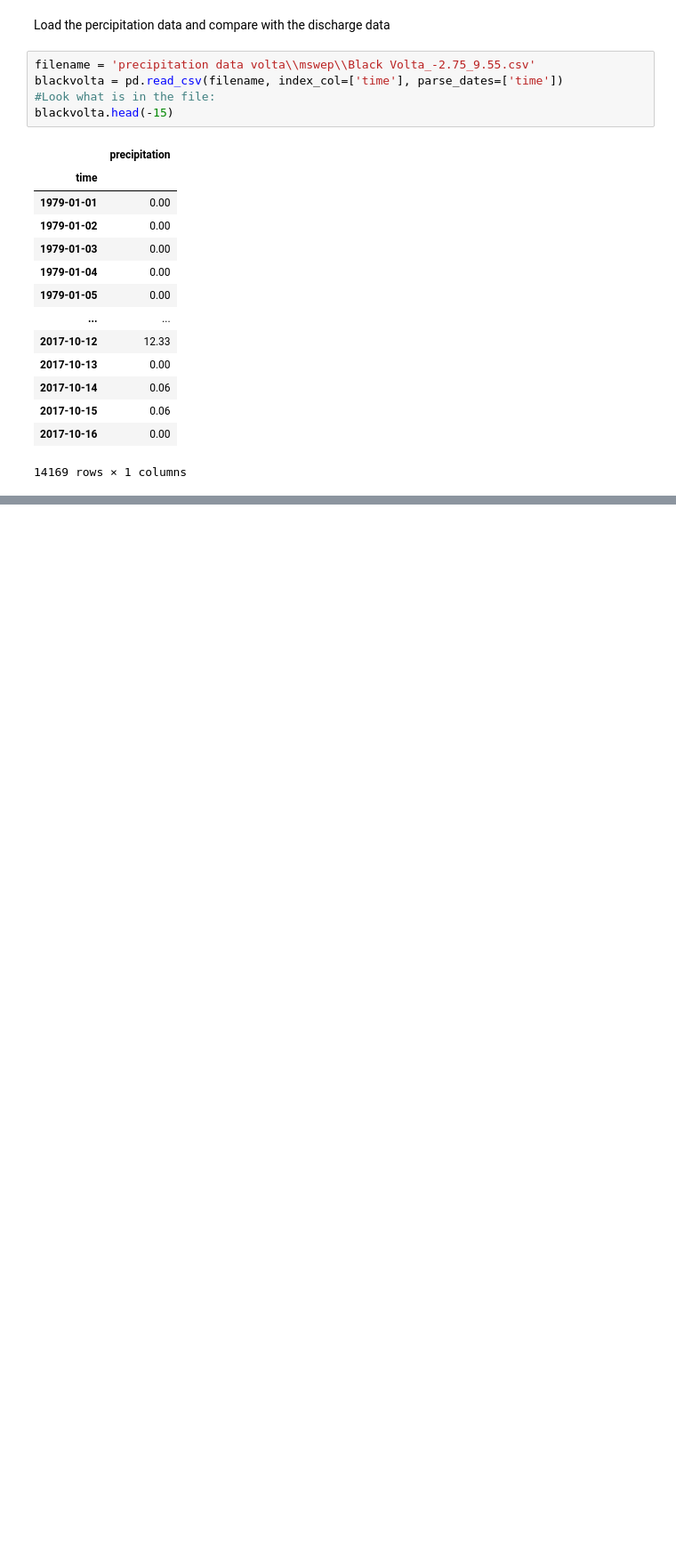
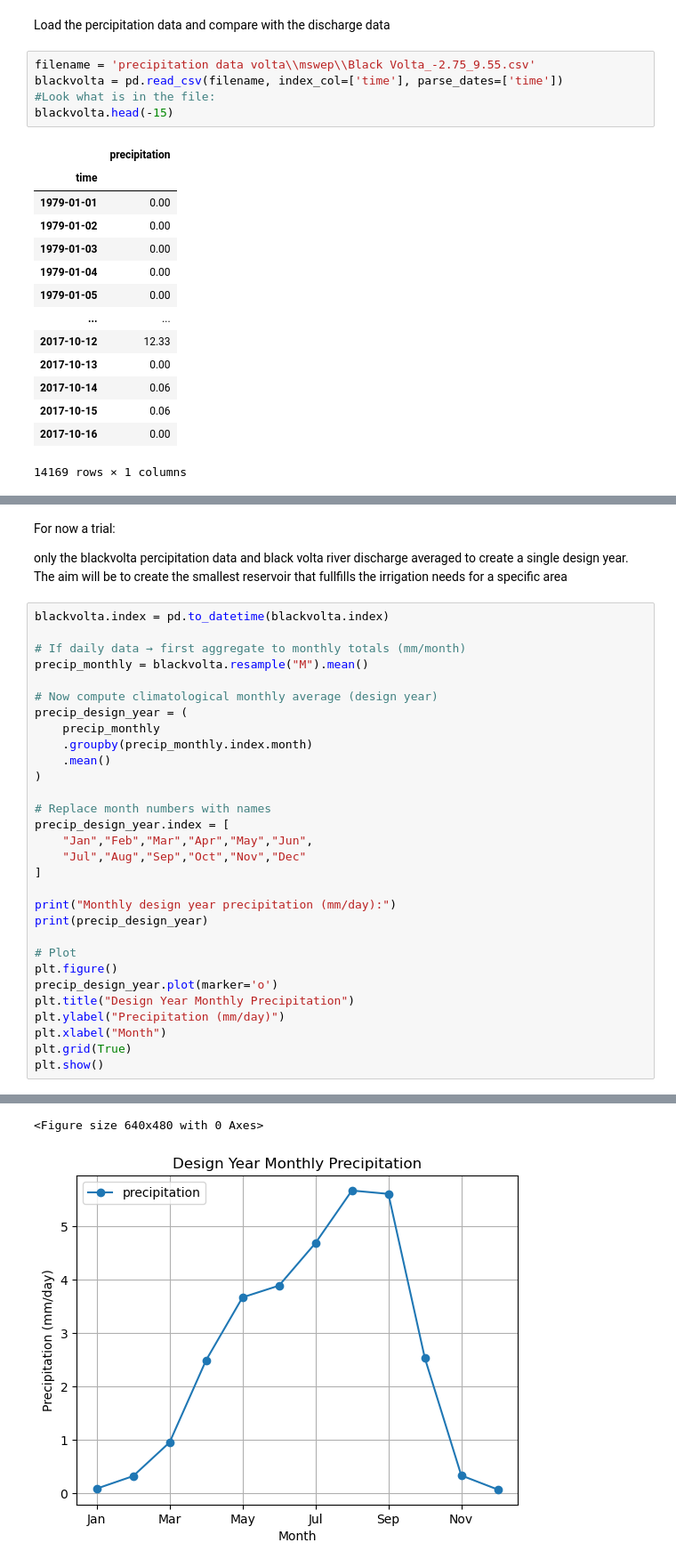
Before and after one commit to ehuistra/volta-case, a Jupyter notebook: Hydrological_and_climate_Data_analysis.ipynb, the cells around one changed output, grey strips where cells are left out. Shown at 89% size. Drawn from its saved outputs; the diff is of its cells as text; blank space fills up the shorter version.

```diff
--- a/Hydrological_and_climate_Data_analysis.ipynb
+++ b/Hydrological_and_climate_Data_analysis.ipynb
@@ -389,0 +341,36 @@ KeyboardInterrupt:
+# %% [markdown]
+For now a trial:
+
+
+only the blackvolta percipitation data and black volta river discharge averaged to create a single design year. The aim will be to create the smallest reservoir that fullfills the irrigation needs for a specific area
+# %%
+blackvolta.index = pd.to_datetime(blackvolta.index)
+
+# If daily data → first aggregate to monthly totals (mm/month)
+precip_monthly = blackvolta.resample("M").mean()
+
+# Now compute climatological monthly average (design year)
+precip_design_year = (
+    precip_monthly
+    .groupby(precip_monthly.index.month)
+    .mean()
+)
+
+# Replace month numbers with names
+precip_design_year.index = [
+    "Jan","Feb","Mar","Apr","May","Jun",
+    "Jul","Aug","Sep","Oct","Nov","Dec"
+]
+
+print("Monthly design year precipitation (mm/day):")
+print(precip_design_year)
+
+# Plot
+plt.figure()
+precip_design_year.plot(marker='o')
+plt.title("Design Year Monthly Precipitation")
+plt.ylabel("Precipitation (mm/day)")
+plt.xlabel("Month")
+plt.grid(True)
+plt.show()
+# %% [output]
@@ -389,0 +391,2 @@ KeyboardInterrupt:
+<Figure size 640x480 with 0 Axes>
+[figure, added]
```
Also changed, not shown: parts of 18 cells of this notebook, 1 other file.
